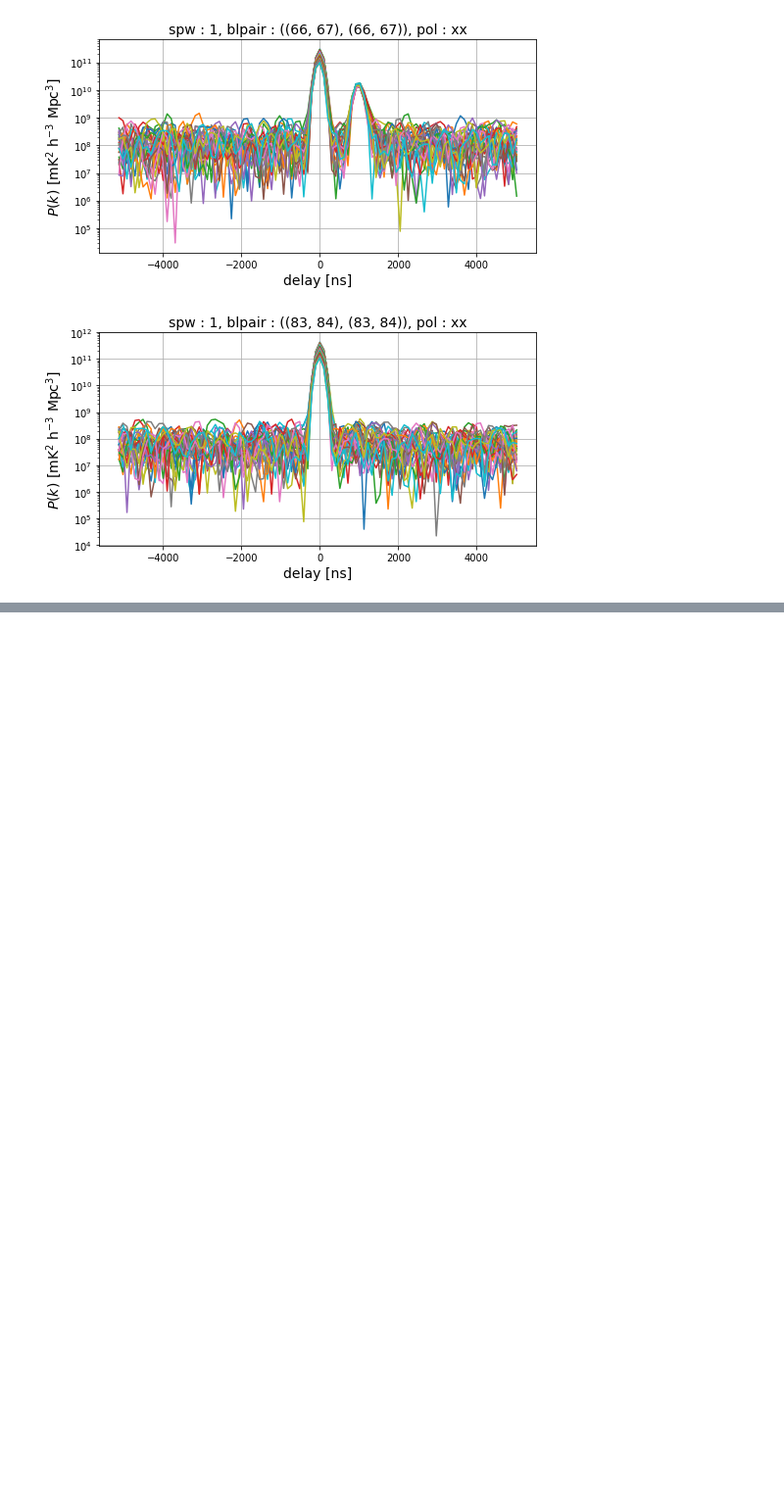
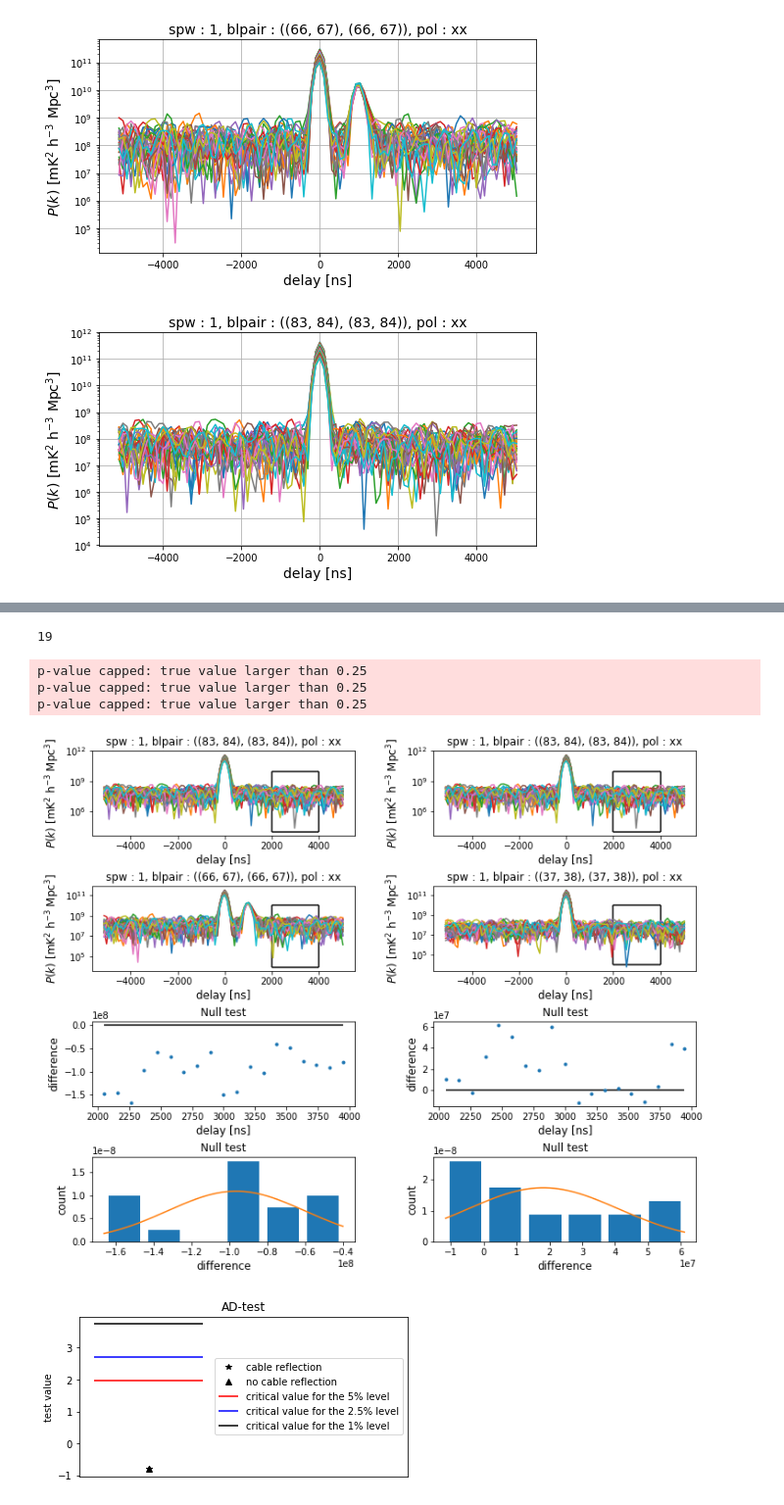
Before and after one commit to acliu/mcgill_sandbox, a Jupyter notebook: dixin/cable_reflection.ipynb, the cells around one changed output, grey strips where cells are left out. Shown at 98% size. Cells and saved outputs as stored; diff of their text form; code cells hidden in the pictures; blank space fills up the shorter version.

```diff
--- a/dixin/cable_reflection.ipynb
+++ b/dixin/cable_reflection.ipynb
@@ -124,11 +127,23 @@ def label_null_test_hist():
     plt.ylabel('count', fontsize=12)
     plt.xlabel('difference', fontsize=12)
 
-def label_null_test():
-    plt.hlines(0, x[0], x[-1])
+def label_null_test(x, avg):
+    if avg == 'time':
+        plt.hlines(0, x[0], x[-1])
+        plt.xlabel('time', fontsize=12)
     plt.title('Null test', fontsize=12)
-    plt.ylabel('time', fontsize=12)
     plt.ylabel('difference', fontsize=12)
+    if avg == 'delay':
+        plt.xlabel('delay [ns]', fontsize=12)
+    if avg == 'no':
+#         plt.tick_params(
+#             axis='x',          # changes apply to the x-axis
+#             which='both',      # both major and minor ticks are affected
+#             bottom=False,      # ticks along the bottom edge are off
+#             top=False,         # ticks along the top edge are off
+#             labelbottom=False)
+        plt.hlines(0, x[0], x[-1])
+        plt.xlabel('data samples', fontsize=12)
 # %%
 # Perform two-sample z-test
 
@@ -207,8 +224,6 @@ for i in range(6):
         plt.plot(x, count[1], '.--')
         label_z_test()
         continue
-    for i in range(len(lines)):
-        plt.vlines(lines[i], 1e12, 1e4, 'r', alpha=0.1)
     plt.xlabel("delay [ns]", fontsize=12)
     plt.ylabel(r"$P(k)\ \rm [mK^2\ h^{-3}\ Mpc^3]$", fontsize=12)
     plt.title("spw : {}, blpair : {}, pol : {}".format(*key[idx]), fontsize=14)
@@ -216,0 +375,9 @@ for i in range(6):
+# %%
+null_test(2000, 4000, 'delay')
+# %% [output]
+19
+p-value capped: true value larger than 0.25
+p-value capped: true value larger than 0.25
+p-value capped: true value larger than 0.25
+[figure, added]
+[figure, added]
```
Also changed, not shown: parts of 18 cells of this notebook.
